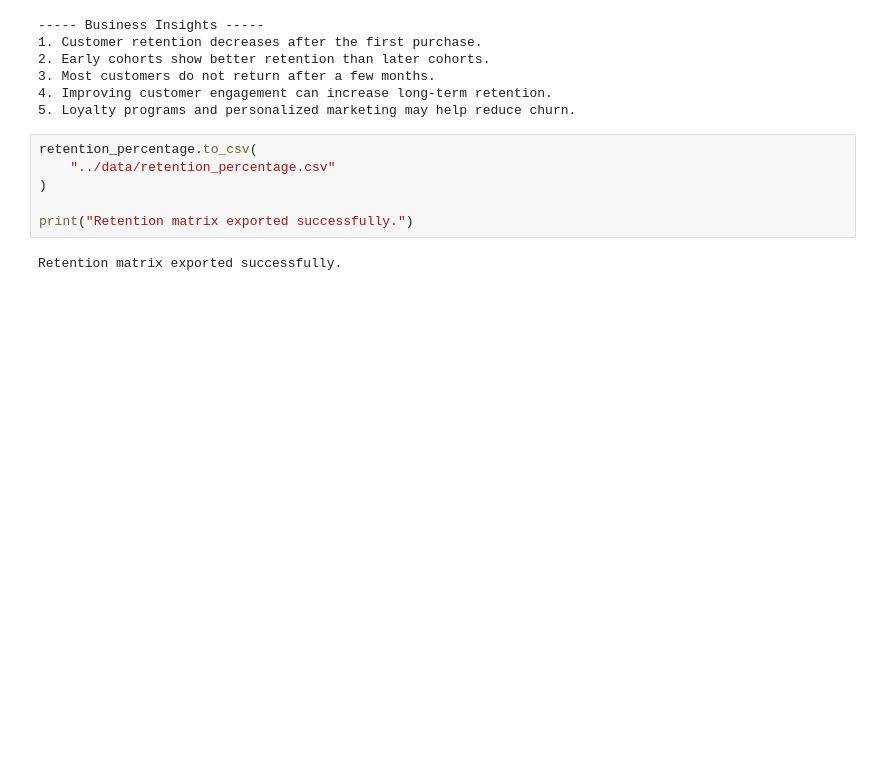
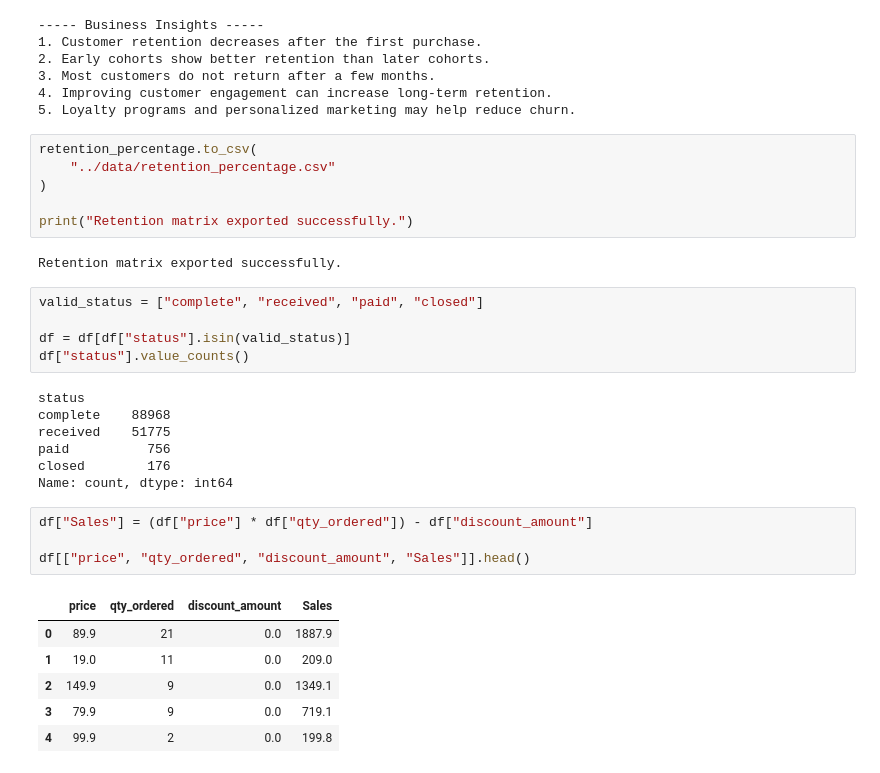
Before and after one commit to Shravani-salunke/Data-Analytics-Project2, a Jupyter notebook: notebook/eda.ipynb, the cells around one changed output. Drawn from its saved outputs; the diff is of its cells as text; blank space fills up the shorter version.

Commit message:
analysis: calculate sales, AOV, and purchase frequency

```diff
--- a/notebook/eda.ipynb
+++ b/notebook/eda.ipynb
@@ -547,3 +548,26 @@ retention_percentage.to_csv(
 print("Retention matrix exported successfully.")
 # %% [output]
 Retention matrix exported successfully.
+# %%
+valid_status = ["complete", "received", "paid", "closed"]
+
+df = df[df["status"].isin(valid_status)]
+df["status"].value_counts()
+# %% [output]
+status
+complete    88968
+received    51775
+paid          756
+closed        176
+Name: count, dtype: int64
+# %%
+df["Sales"] = (df["price"] * df["qty_ordered"]) - df["discount_amount"]
+
+df[["price", "qty_ordered", "discount_amount", "Sales"]].head()
+# %% [output]
+|  | price | qty_ordered | discount_amount | Sales |
+| 0 | 89.9 | 21 | 0.0 | 1887.9 |
+| 1 | 19.0 | 11 | 0.0 | 209.0 |
+| 2 | 149.9 | 9 | 0.0 | 1349.1 |
+| 3 | 79.9 | 9 | 0.0 | 719.1 |
+| 4 | 99.9 | 2 | 0.0 | 199.8 |
```
Also changed, not shown: parts of 11 cells of this notebook, 1 other file.
